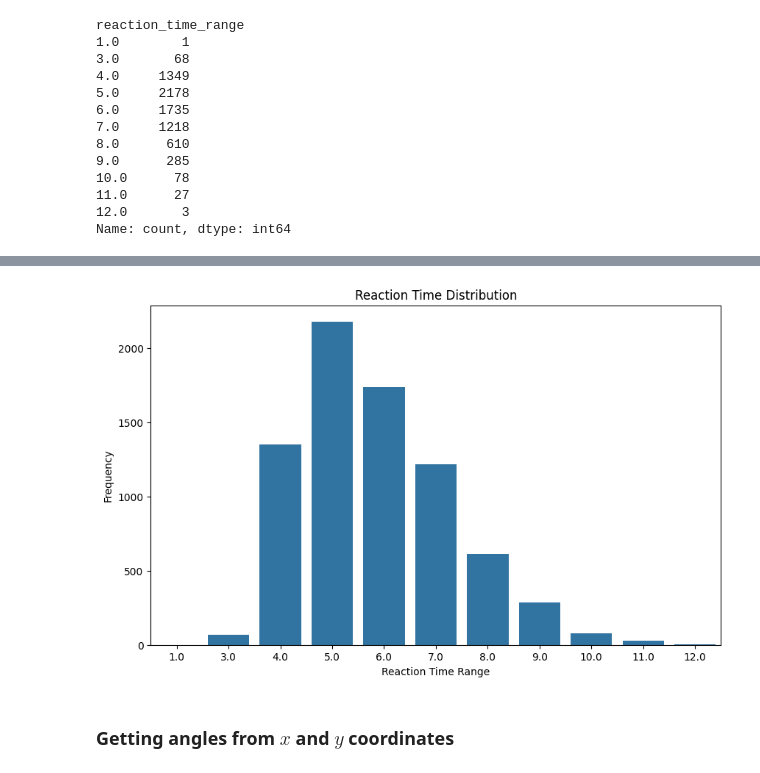
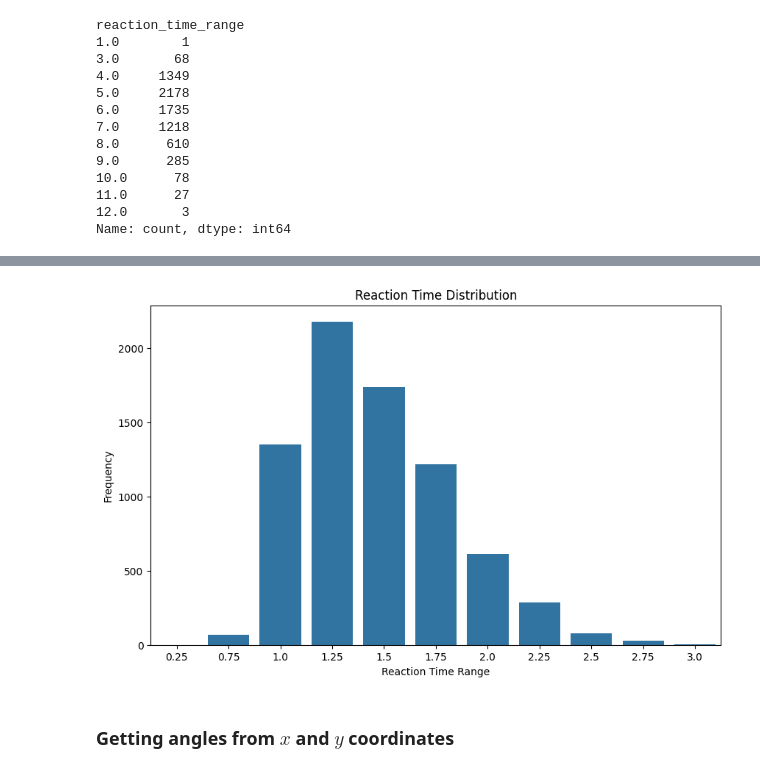
Before and after one commit to lucasbaldezzari/babesbayes-nma, a Jupyter notebook: coding/Issue1_Chloe_idea.ipynb, the cells around one changed output, grey strips where cells are left out. Cells and saved outputs as stored; diff of their text form; code cells hidden in the pictures.

```diff
--- a/coding/Issue1_Chloe_idea.ipynb
+++ b/coding/Issue1_Chloe_idea.ipynb
@@ -75,3 +73,7 @@ reaction_time_range
 11.0      27
 12.0       3
 Name: count, dtype: int64
+# %%
+indexes = data_s6.loc[:,'reaction_time_range'].value_counts().sort_index().index.astype(int)
+x_labels = ranges[indexes]
+indexes
@@ -78,12 +98,13 @@ Name: count, dtype: int64
 # %%
 plt.figure(figsize=(10, 6))
-sns.countplot(data=data_s6, x='reaction_time_range')
+sns.countplot(data=data_s6.loc[data_s6['reaction_time_range'].isin(indexes)], x='reaction_time_range')
 plt.title('Reaction Time Distribution')
 plt.xlabel('Reaction Time Range')
 plt.ylabel('Frequency')
+plt.xticks(ticks=range(len(x_labels)), labels=x_labels, rotation=0)
 plt.show()
 # %% [output]
-[figure, old version]
+[figure, new version]
 # %% [markdown]
 ### Getting angles from $x$ and $y$ coordinates
 # %%
```
Also changed, not shown: parts of 9 cells of this notebook.
